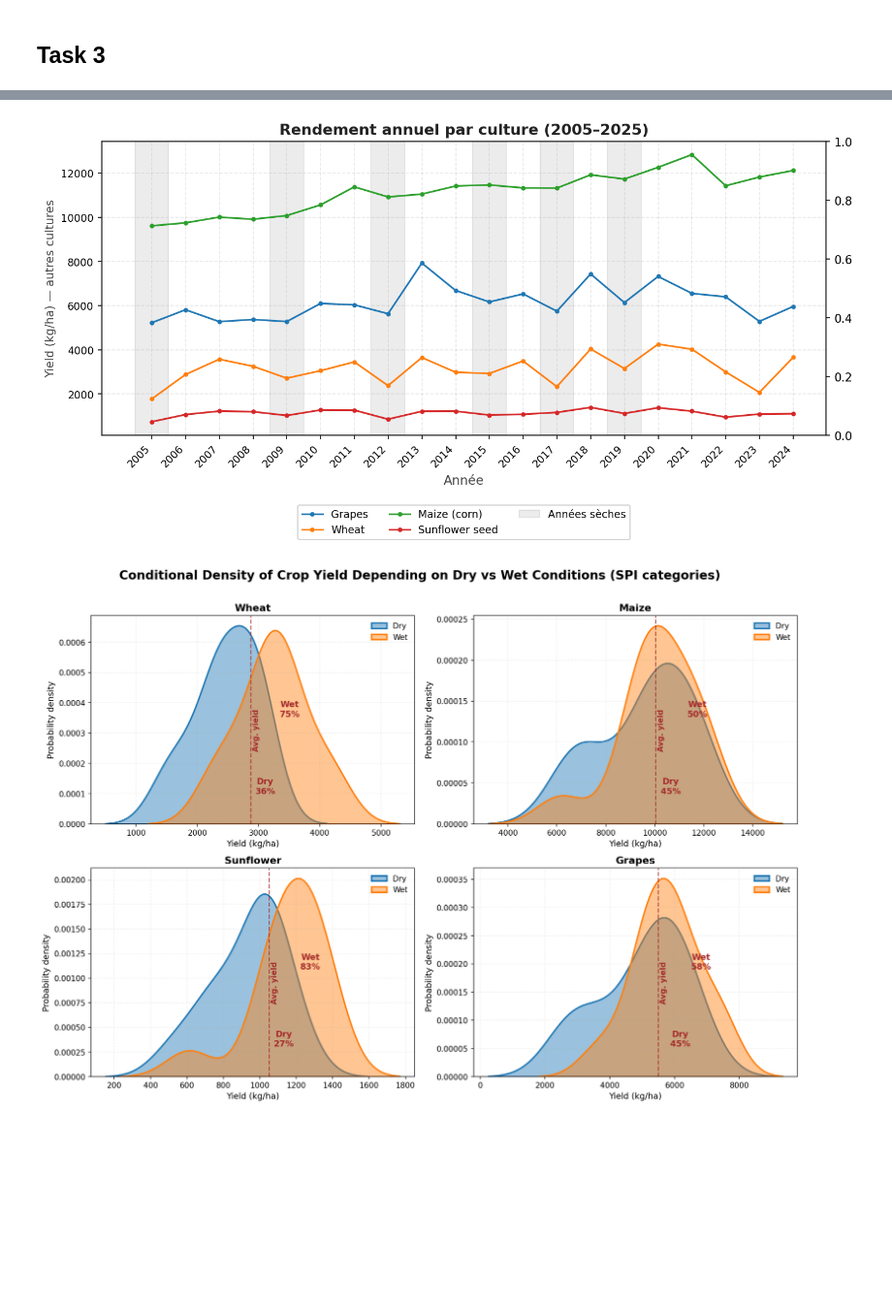
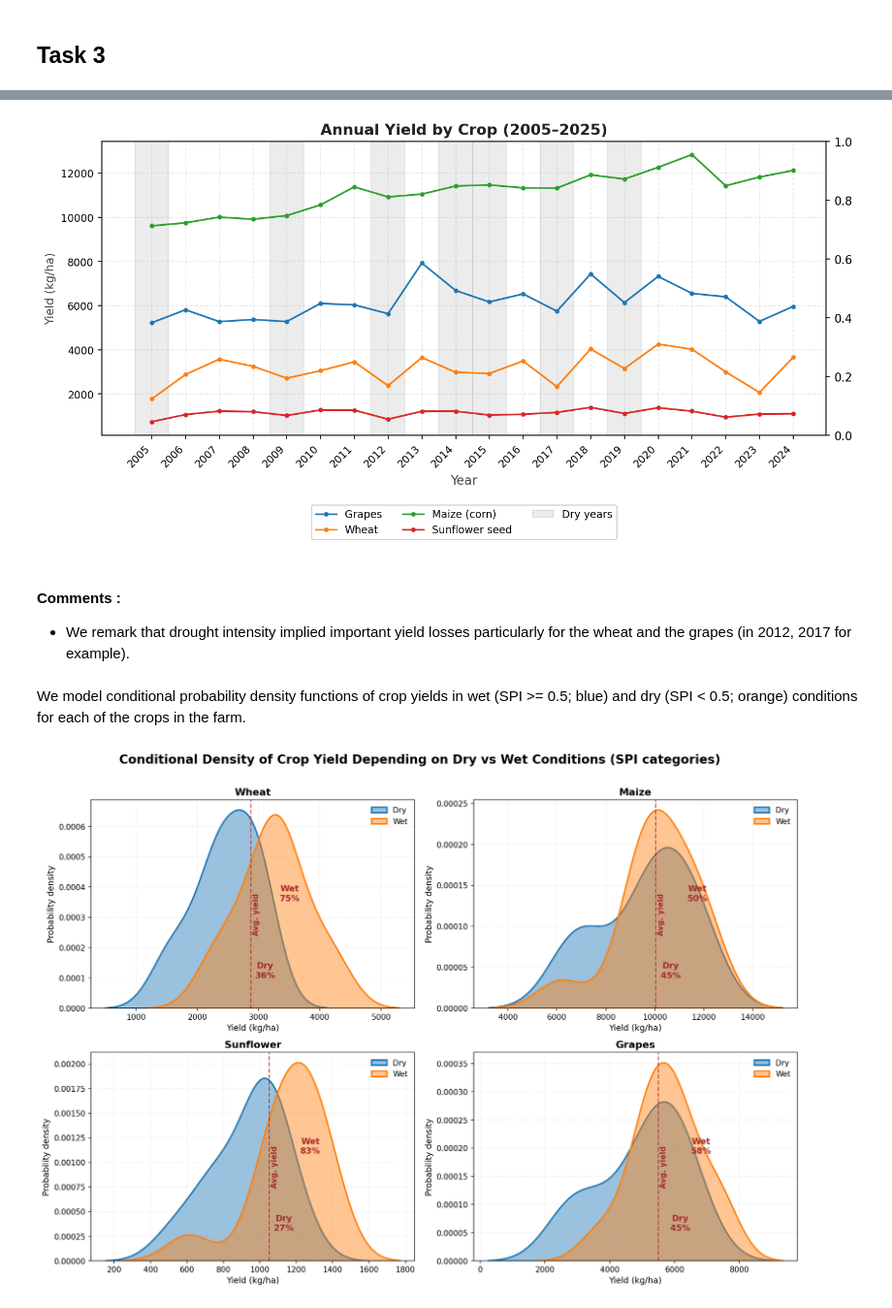
Before and after one commit to lochardi/GreenFinance, a Jupyter notebook: main.ipynb, the cells around one changed output, grey strips where cells are left out. Shown at 97% size. Saved outputs shown, nothing was run; the diff lists cells and outputs as text; code cells hidden in the pictures; blank space fills up the shorter version.

```diff
--- a/main.ipynb
+++ b/main.ipynb
@@ -280,13 +215,13 @@ DPI = 150
 BINS = [-np.inf, -2.0, -1.5, -0.5, 0.5, 1.5, 2.0, np.inf]
 COLORS = ["#B72D2D", "#E07050", "#ECA87A", "#CCCCCC", "#83A8CC", "#4A80B4", "#1B5C99"]
 LABELS = [
-    "Sécheresse extrême (< -2)",
-    "Sécheresse sévère (-2 à -1.5)",
-    "Sécheresse modérée (-1.5 à -0.5)",
-    "Normal (-0.5 à 0.5)",
-    "Humidité modérée (0.5 à 1.5)",
-    "Humidité sévère (1.5 à 2)",
-    "Humidité extrême (> 2)",
+    "Extreme drought (< -2)",
+    "Severe drought (-2 to -1.5)",
+    "Moderate drought (-1.5 to -0.5)",
+    "Near normal (-0.5 to 0.5)",
+    "Moderately wet (0.5 to 1.5)",
+    "Severely wet (1.5 to 2)",
+    "Extremely wet (> 2)",
 ]
 
 def couleur_spi(valeur):
@@ -328,9 +263,9 @@ ax.set_xlim(df_a["year"].min() - 0.5, df_a["year"].max() + 0.5)
 ax.set_ylim(-3.5, 3.5)
 ax.set_xticks(df_a["year"])
 ax.set_xticklabels(df_a["year"], rotation=45, ha="right", fontsize=8)
-ax.set_xlabel("Année", fontsize=11, color="#444")
-ax.set_ylabel("SPI3 moyen annuel", fontsize=11, color="#444")
-ax.set_title("SPI annuel (moyenne du SPI3)", fontsize=14, fontweight="bold", pad=12, color="#222")
+ax.set_xlabel("Year", fontsize=11, color="#444")
+ax.set_ylabel("SPI", fontsize=11, color="#444")
+ax.set_title("SPI (annual average of SPI3 on May, June and July)", fontsize=14, fontweight="bold", pad=12, color="#222")
 
 ax.tick_params(colors="#666", labelsize=9)
 for spine in ax.spines.values():
@@ -347,10 +282,4 @@ ax.legend(
 )
 
 plt.tight_layout()
-plt.savefig("data/spi_annuel_depuis_SPI_csv.png", dpi=DPI, bbox_inches="tight")
-print("✔ data/spi_annuel_depuis_SPI_csv.png sauvegardé")
-plt.show()
-
-print("\nDone.")
-print(df_a.head())
 # %% [output]
@@ -375,7 +302,7 @@ crops_left = {
     "Sunflower seed": sunflower,
 }
 
-dry_years = [2005, 2009, 2012, 2015, 2017, 2019]
+dry_years = [2005, 2009, 2012, 2014, 2015, 2017, 2019]
 
 fig, ax1 = plt.subplots(figsize=(10, 5), dpi=150)
 ax2 = ax1.twinx()
@@ -388,40 +315,46 @@ for yr in dry_years:
 for name, df_crop in crops_left.items():
     df_filtered = df_crop[df_crop["date"] >= 2005].dropna(subset=["Yield"])
     ax1.plot(df_filtered["date"], df_filtered["Yield"], marker="o", markersize=3, linewidth=1.5, label=name)
 
 
 # Ticks années entières
 all_years = sorted(grapes[grapes["date"] >= 2005]["date"].unique())
 ax1.set_xticks(all_years)
 ax1.set_xticklabels(all_years, rotation=45, ha="right", fontsize=8)
 
 # Axes
-ax1.set_xlabel("Année", fontsize=11, color="#444")
-ax1.set_ylabel("Yield (kg/ha) — autres cultures", fontsize=10, color="#444")
+ax1.set_xlabel("Year", fontsize=11, color="#444")
+ax1.set_ylabel("Yield (kg/ha)", fontsize=10, color="#444")
 
-ax1.set_title("Rendement annuel par culture (2005–2025)", fontsize=13, fontweight="bold", color="#222")
+ax1.set_title("Annual Yield by Crop (2005–2025)", fontsize=13, fontweight="bold", color="#222")
 
-# Légende combinée — placée en dehors du graphique, en bas
-dry_patch = mpatches.Patch(color="gray", alpha=0.15, label="Années sèches")
+# Combined legend — placed outside the plot, at the bottom
+dry_patch = mpatches.Patch(color="gray", alpha=0.15, label="Dry years")
 lines1, labels1 = ax1.get_legend_handles_labels()
 lines2, labels2 = ax2.get_legend_handles_labels()
-ax1.legend(lines1 + lines2 + [dry_patch], labels1 + labels2 + ["Années sèches"], fontsize=9, framealpha=0.9,
+ax1.legend(lines1 + lines2 + [dry_patch], labels1 + labels2 + ["Dry years"], fontsize=9, framealpha=0.9,
            loc="upper center", bbox_to_anchor=(0.5, -0.22), ncol=3)
 
 ax1.tick_params(labelsize=9)
 for spine in ax1.spines.values():
     spine.set_edgecolor("#dddddd")
 
 
 # Grille légère
 ax1.grid(True, alpha=0.3, linestyle='--')
 
 
 plt.tight_layout()
 plt.subplots_adjust(bottom=0.22)
 plt.show()
 # %% [output]
-[figure, old version]
+[figure, new version]
+# %% [markdown]
+#### Comments :
+- We remark that drought intensity implied important yield losses particularly for the wheat and the grapes (in 2012, 2017 for example).
+# %% [markdown]
+We model conditional probability density functions of crop yields in wet (SPI >= 0.5; blue) and
+dry (SPI < 0.5; orange) conditions for each of the crops in the farm.
 # %%
 SPI = SPI_index.copy()
 SPI['date'] = pd.to_datetime(SPI['date']).dt.year
```
Also changed, not shown: parts of 83 cells of this notebook, 4 other files.
